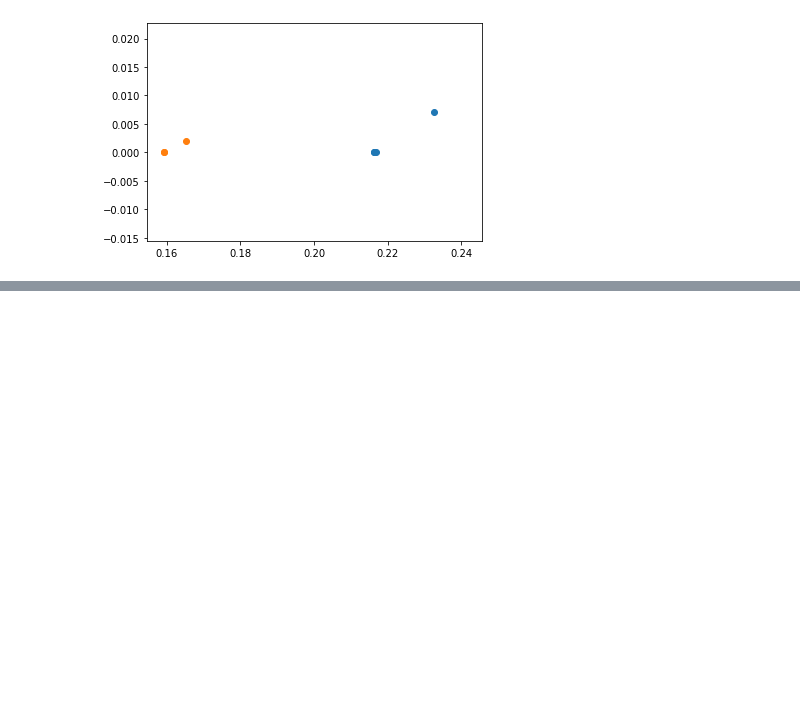
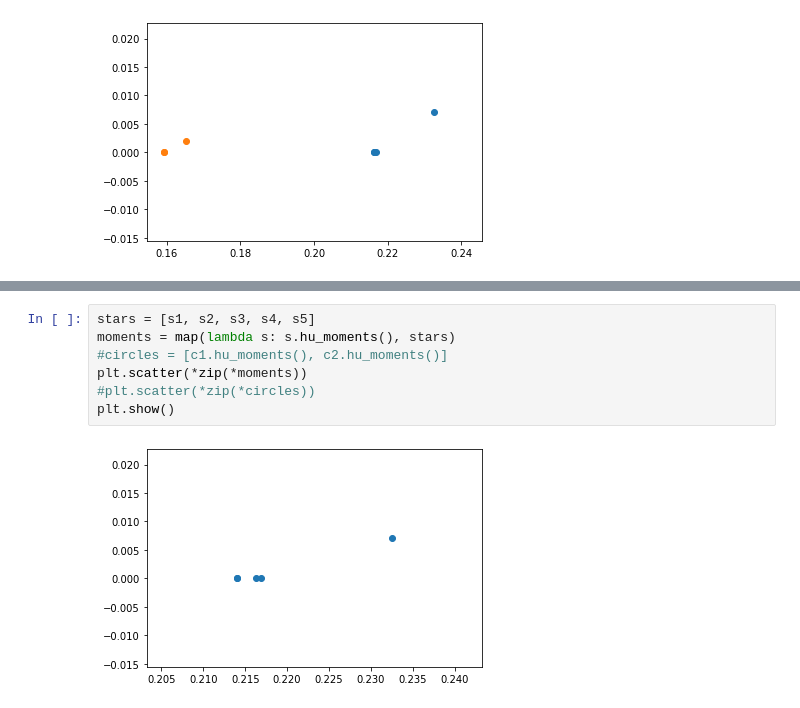
Before and after one commit to izurietajr/PROYECTO_FINAL, a Jupyter notebook: test.ipynb, the cells around one changed output, grey strips where cells are left out. Cells and saved outputs as stored; diff of their text form; blank space fills up the shorter version.

```diff
--- a/test.ipynb
+++ b/test.ipynb
@@ -56,0 +67,9 @@ plt.show()
+# %%
+stars = [s1, s2, s3, s4, s5]
+moments = map(lambda s: s.hu_moments(), stars)
+#circles = [c1.hu_moments(), c2.hu_moments()]
+plt.scatter(*zip(*moments))
+#plt.scatter(*zip(*circles))
+plt.show()
+# %% [output]
+[figure, added]
```
Also changed, not shown: parts of 4 cells of this notebook.
